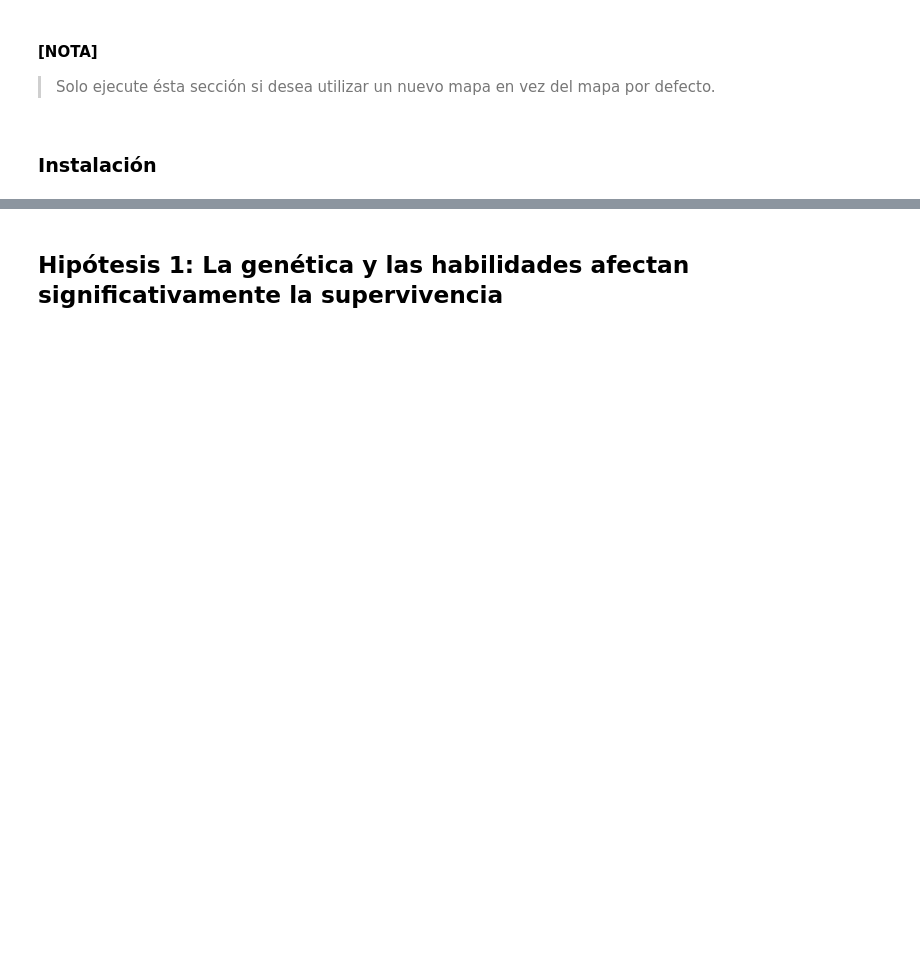
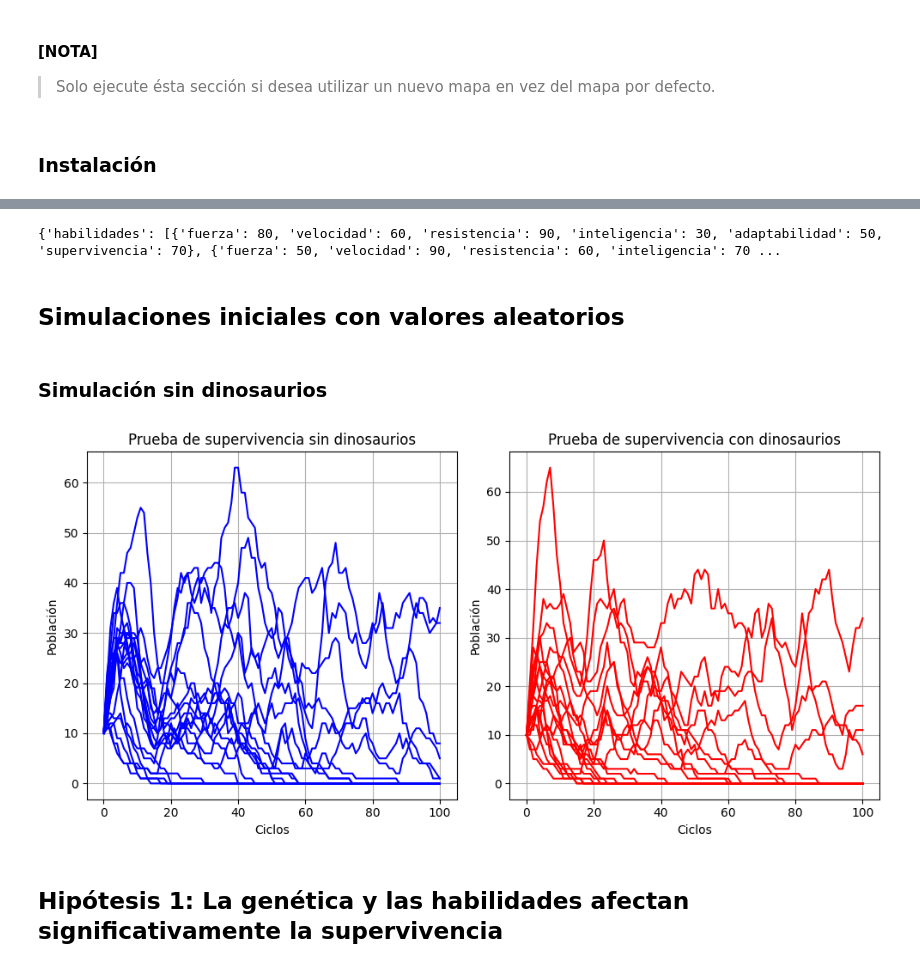
Before and after one commit to danielangelarro/Jurasic-Park, a Jupyter notebook: jurasic-simulation.ipynb, the cells around one changed output, grey strips where cells are left out. Drawn from its saved outputs; the diff is of its cells as text; code cells hidden in the pictures; blank space fills up the shorter version.

```diff
--- a/jurasic-simulation.ipynb
+++ b/jurasic-simulation.ipynb
@@ -91,3 +154,61 @@ mapa_data = get_mistral_response()
+# %%
+import json
+
+personalidades_dict = json.loads(personalidades)
+personalidades_dict['nombres'].reverse()
+
+print(personalidades_dict)
+# %% [output]
+{'habilidades': [{'fuerza': 80, 'velocidad': 60, 'resistencia': 90, 'inteligencia': 30, 'adaptabilidad': 50, 'supervivencia': 70}, {'fuerza': 50, 'velocidad': 90, 'resistencia': 60, 'inteligencia': 70 ...
+# %% [markdown]
+## Simulaciones iniciales con valores aleatorios
+# %%
+def simulaciones_aleatorias(n_simulaciones, dinosaurios=[], reproduccion=True):
+
+    entorno = Entorno(mapa_data['tamanio'], np.matrix(mapa_data['terreno']))
+
+    resultados_sin_dinosaurios = batch_simulate(
+        n_simulations=n_simulaciones,
+        reproduccion=reproduccion,
+        entorno=entorno
+    )
+
+    resultados_con_dinosaurios = batch_simulate(
+        n_simulations=n_simulaciones,
+        dinosaurios=dinosaurios,
+        reproduccion=reproduccion,
+        entorno=entorno
+    )
+
+    fig, (ax1, ax2) = plt.subplots(1, 2, figsize=(10, 5))
+
+    for i, r in enumerate(resultados_sin_dinosaurios):
+        ax1.plot(r['poblacion'], label=f'Simulacion {i + 1}', color='b')
+        ax1.set_title('Prueba de supervivencia sin dinosaurios')
+        ax1.set_xlabel('Ciclos')
+        ax1.set_ylabel('Población')
+        ax1.grid(True)
+
+    for i, r in enumerate(resultados_con_dinosaurios):
+        ax2.plot(r['poblacion'], label=f'Simulacion {i + 1}', color='r')
+        ax2.set_title('Prueba de supervivencia con dinosaurios')
+        ax2.set_xlabel('Ciclos')
+        ax2.set_ylabel('Población')
+        ax2.grid(True)
+
+    plt.tight_layout()
+    plt.show()
+# %% [markdown]
+### Simulación sin dinosaurios
+# %%
+simulaciones_aleatorias(
+    n_simulaciones=20,
+    dinosaurios=[
+        Braquiosaurio, Triceratops, Pteranodonte, Velociraptor, TiranosaurioRex
+    ]
+)
+# %% [output]
+[figure, added]
 # %% [markdown]
 ## Hipótesis 1: La genética y las habilidades afectan significativamente la supervivencia
 # %%
```
Also changed, not shown: parts of 26 cells of this notebook, 7 other files.
